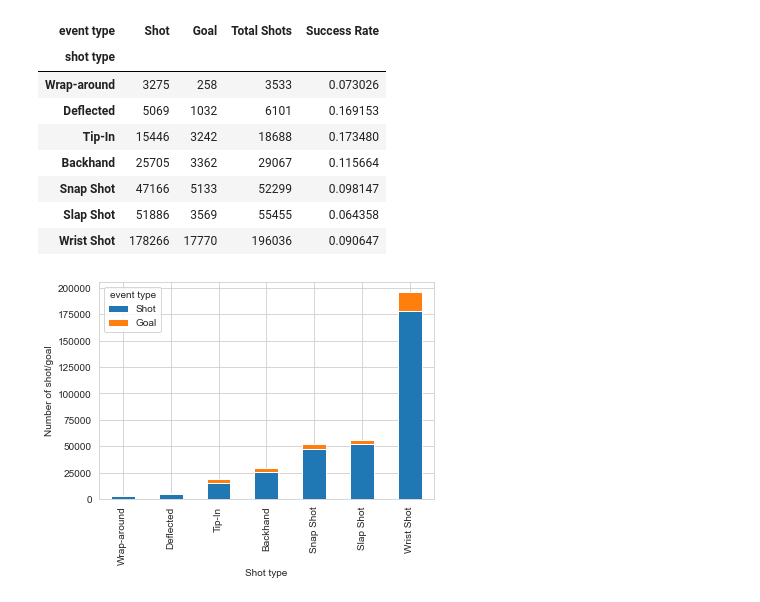
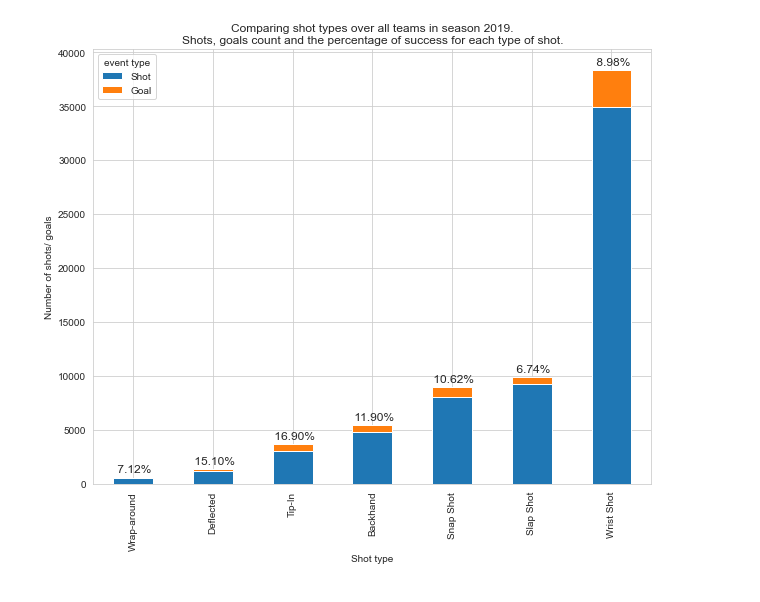
Before and after one commit to Anshita1Saxena/milestone_project, a Jupyter notebook: src/visualization/simple visualizations.ipynb, the cells around one changed output. Cells and saved outputs as stored; diff of their text form; code cells hidden in the pictures.

Commit message:
upload blog post and adjust simple visualization

```diff
--- a/src/visualization/simple visualizations.ipynb
+++ b/src/visualization/simple visualizations.ipynb
@@ -26,32 +26,32 @@ df_game_events
 361221 rows × 20 columns
 # %%
-# create a new column indicating event type
-df_game_events['event type'] = df_game_events['goal'].apply(lambda x: 'Goal' if x else 'Shot')
+def plot_shot_goal(df_game_events, season="2019"):
+    # create a new column indicating event type
+    df_game_events['event type'] = df_game_events['goal'].apply(lambda x: 'Goal' if x else 'Shot')
 
-# pivot
-df_shot_goal = df_game_events.groupby(['event type','shot type']).size().reset_index().pivot(columns='event type', index='shot type', values=0)
-df_shot_goal = df_shot_goal.reindex(columns=['Shot','Goal'])
-df_shot_goal.sort_values(['Shot','Goal'], ascending = [True, True], inplace=True)
+    # pivot
+    df_shot_goal = df_game_events[df_game_events['season'].astype(str)==season].groupby(['event type','shot type']).size().reset_index().pivot(columns='event type', index='shot type', values=0)
+    df_shot_goal = df_shot_goal.reindex(columns=['Shot','Goal'])
+    df_shot_goal.sort_values(['Shot','Goal'], ascending = [True, True], inplace=True)
 
-# plot bar chart
-df_shot_goal.plot(kind='bar', stacked=True)
-plt.xlabel('Shot type')
-plt.ylabel('Number of shot/goal')
+    # plot bar chart
+    ax = df_shot_goal.plot(kind='bar', stacked=True,figsize=(10, 8),
+                          title=f"Comparing shot types over all teams in season {season}.\nShots, goals count and the percentage of success for each type of shot.")
 
-# analyse sucess rate of different shot types
-df_total_shot_goal = df_shot_goal['Shot']+df_shot_goal['Goal']
-df_shot_goal['Total Shots'] = df_total_shot_goal
-df_shot_goal['Success Rate'] = df_shot_goal['Goal']/df_total_shot_goal
-df_shot_goal
+    # analyse sucess rate of different shot types
+    df_total_shot_goal = df_shot_goal['Shot']+df_shot_goal['Goal']
+    goal_percentage = df_shot_goal['Goal']/df_total_shot_goal
+    for idx, p in enumerate(ax.patches):
+        if(idx>=7):
+            continue
+        height = p.get_height() + ax.patches[idx+7].get_height()
+        ax.text(p.get_x() + p.get_width() / 2., height + 450, f'{goal_percentage[idx] * 100 : .2f}%', size=12,
+                    ha="center")
+
+    plt.xlabel('Shot type')
+    plt.ylabel('Number of shots/ goals')
+
+plot_shot_goal(df_game_events, "2019")
 # %% [output]
-| event type | Shot | Goal | Total Shots | Success Rate |
-| shot type |  |  |  |  |
-| Wrap-around | 3275 | 258 | 3533 | 0.073026 |
-| Deflected | 5069 | 1032 | 6101 | 0.169153 |
-| Tip-In | 15446 | 3242 | 18688 | 0.173480 |
-| Backhand | 25705 | 3362 | 29067 | 0.115664 |
-| Snap Shot | 47166 | 5133 | 52299 | 0.098147 |
-| Slap Shot | 51886 | 3569 | 55455 | 0.064358 |
-| Wrist Shot | 178266 | 17770 | 196036 | 0.090647 |
-[figure, old version]
+[figure, new version]
 # %%
```
Also changed, not shown: parts of 4 cells of this notebook, 1 other file.
